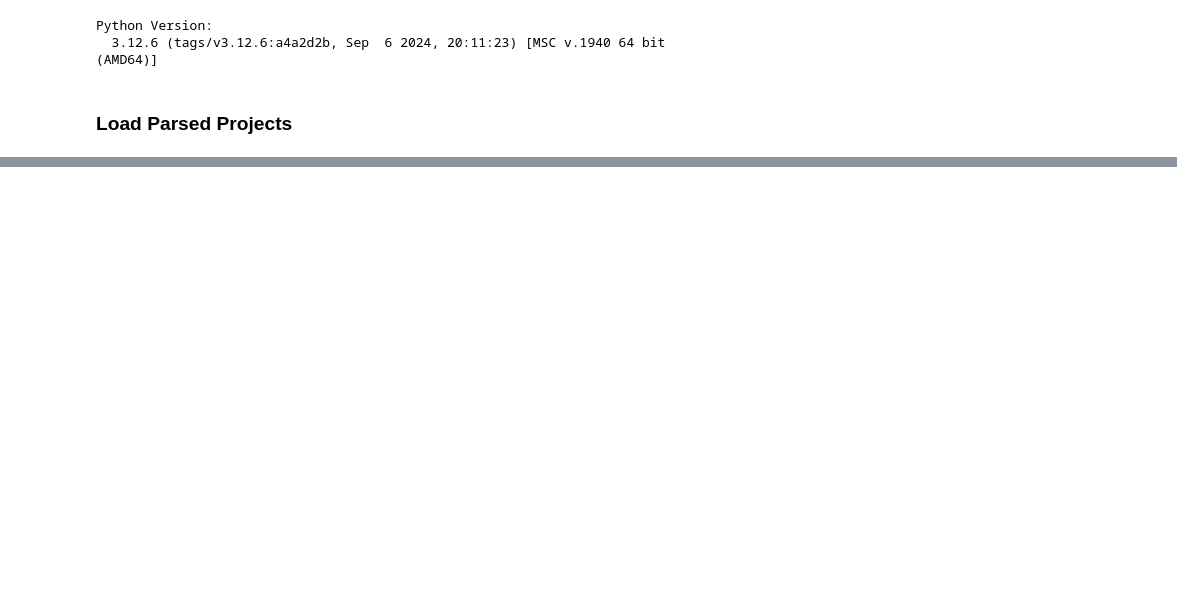
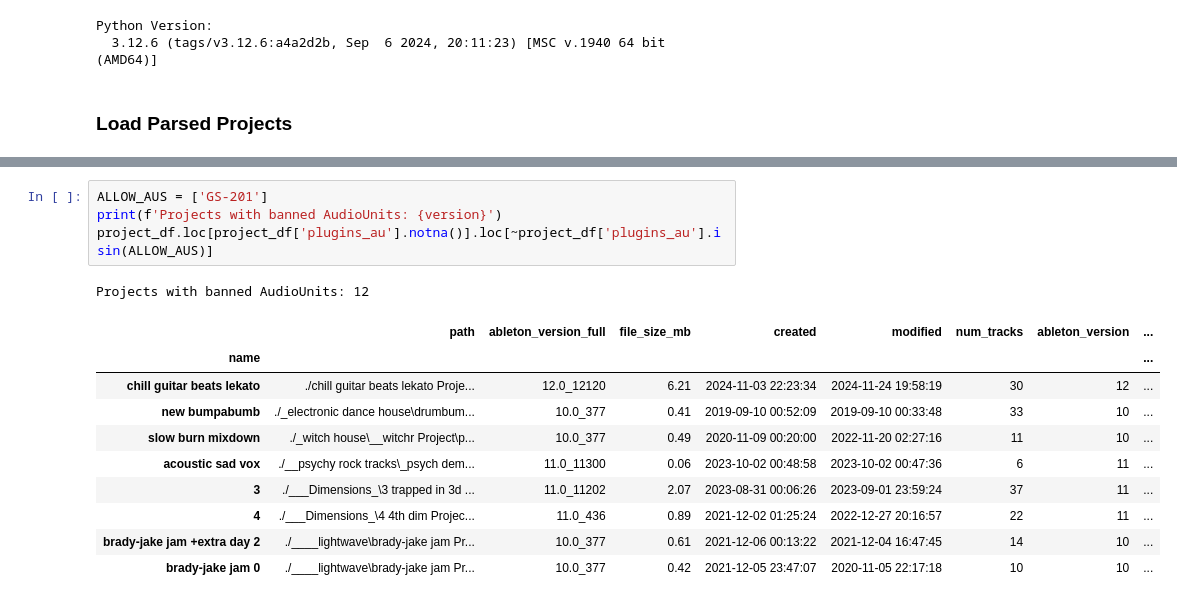
Before and after one commit to jake-g/ableton-parser, a Jupyter notebook: ableton_projects.ipynb, the cells around one changed output, grey strips where cells are left out. Saved outputs shown, nothing was run; the diff lists cells and outputs as text; blank space fills up the shorter version.

```diff
--- a/ableton_projects.ipynb
+++ b/ableton_projects.ipynb
@@ -141,0 +206,16 @@ query_projects_by_plugin(project_info, "PluginDevice", "Neutron 3")
+# %%
+ALLOW_AUS = ['GS-201']
+print(f'Projects with banned AudioUnits: {version}')
+project_df.loc[project_df['plugins_au'].notna()].loc[~project_df['plugins_au'].isin(ALLOW_AUS)]
+# %% [output]
+Projects with banned AudioUnits: 12
+|  | path | ableton_version_full | file_size_mb | created | modified | num_tracks | ableton_version | ... |
+| name |  |  |  |  |  |  |  | ... |
+| chill guitar beats lekato | ./chill guitar beats lekato Proje... | 12.0_12120 | 6.21 | 2024-11-03 22:23:34 | 2024-11-24 19:58:19 | 30 | 12 | ... |
+| new bumpabumb | ./_electronic dance house\drumbum... | 10.0_377 | 0.41 | 2019-09-10 00:52:09 | 2019-09-10 00:33:48 | 33 | 10 | ... |
+| slow burn mixdown | ./_witch house\__witchr Project\p... | 10.0_377 | 0.49 | 2020-11-09 00:20:00 | 2022-11-20 02:27:16 | 11 | 10 | ... |
+| acoustic sad vox | ./__psychy rock tracks\_psych dem... | 11.0_11300 | 0.06 | 2023-10-02 00:48:58 | 2023-10-02 00:47:36 | 6 | 11 | ... |
+| 3 | ./___Dimensions_\3 trapped in 3d ... | 11.0_11202 | 2.07 | 2023-08-31 00:06:26 | 2023-09-01 23:59:24 | 37 | 11 | ... |
+| 4 | ./___Dimensions_\4 4th dim Projec... | 11.0_436 | 0.89 | 2021-12-02 01:25:24 | 2022-12-27 20:16:57 | 22 | 11 | ... |
+| brady-jake jam +extra day 2 | ./____lightwave\brady-jake jam Pr... | 10.0_377 | 0.61 | 2021-12-06 00:13:22 | 2021-12-04 16:47:45 | 14 | 10 | ... |
+| brady-jake jam 0 | ./____lightwave\brady-jake jam Pr... | 10.0_377 | 0.42 | 2021-12-05 23:47:07 | 2020-11-05 22:17:18 | 10 | 10 | ... |
```
Also changed, not shown: parts of 13 cells of this notebook.
